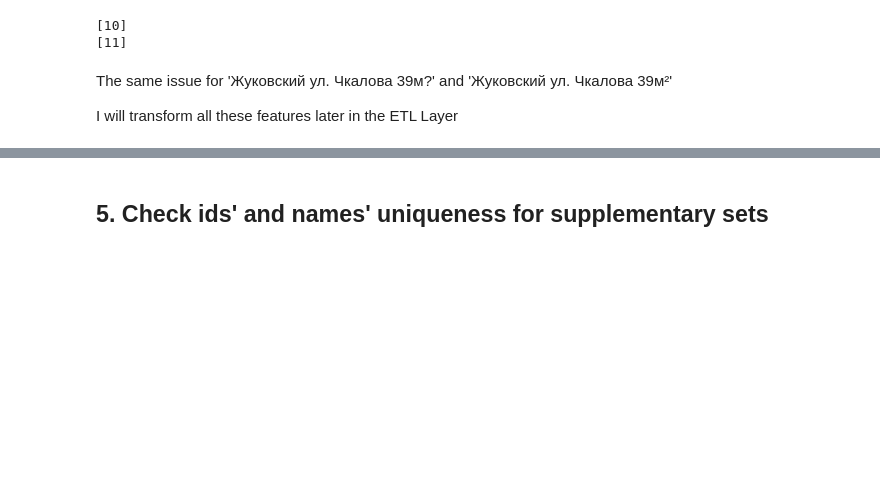
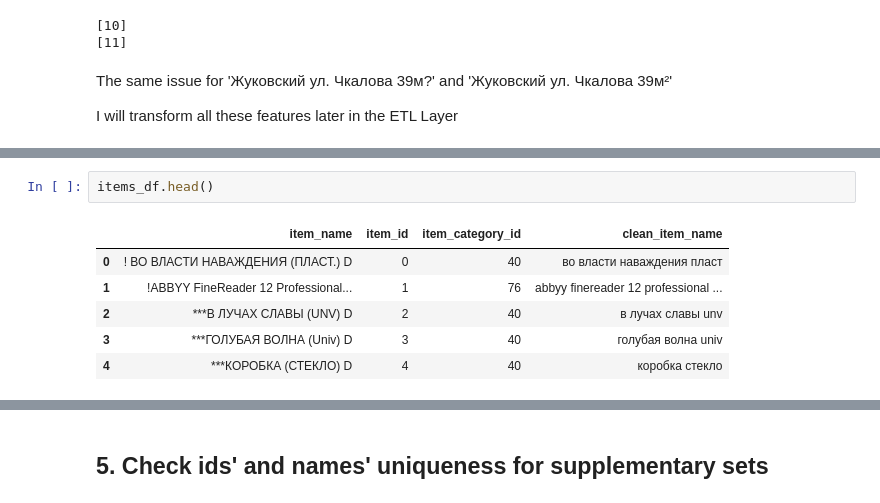
Before and after one commit to Alexennk/ml-ds-practice, a Jupyter notebook: notebooks/dqc_notebook.ipynb, the cells around one changed output, grey strips where cells are left out. Drawn from its saved outputs; the diff is of its cells as text; blank space fills up the shorter version.

```diff
--- a/notebooks/dqc_notebook.ipynb
+++ b/notebooks/dqc_notebook.ipynb
@@ -380,0 +407,9 @@ I will transform all these features later in the ETL Layer
+# %%
+items_df.head()
+# %% [output]
+|  | item_name | item_id | item_category_id | clean_item_name |
+| 0 | ! ВО ВЛАСТИ НАВАЖДЕНИЯ (ПЛАСТ.) D | 0 | 40 | во власти наваждения пласт |
+| 1 | !ABBYY FineReader 12 Professional... | 1 | 76 | abbyy finereader 12 professional ... |
+| 2 | ***В ЛУЧАХ СЛАВЫ (UNV) D | 2 | 40 | в лучах славы unv |
+| 3 | ***ГОЛУБАЯ ВОЛНА (Univ) D | 3 | 40 | голубая волна univ |
+| 4 | ***КОРОБКА (СТЕКЛО) D | 4 | 40 | коробка стекло |
```
Also changed, not shown: parts of 11 cells of this notebook, 1 other file.
